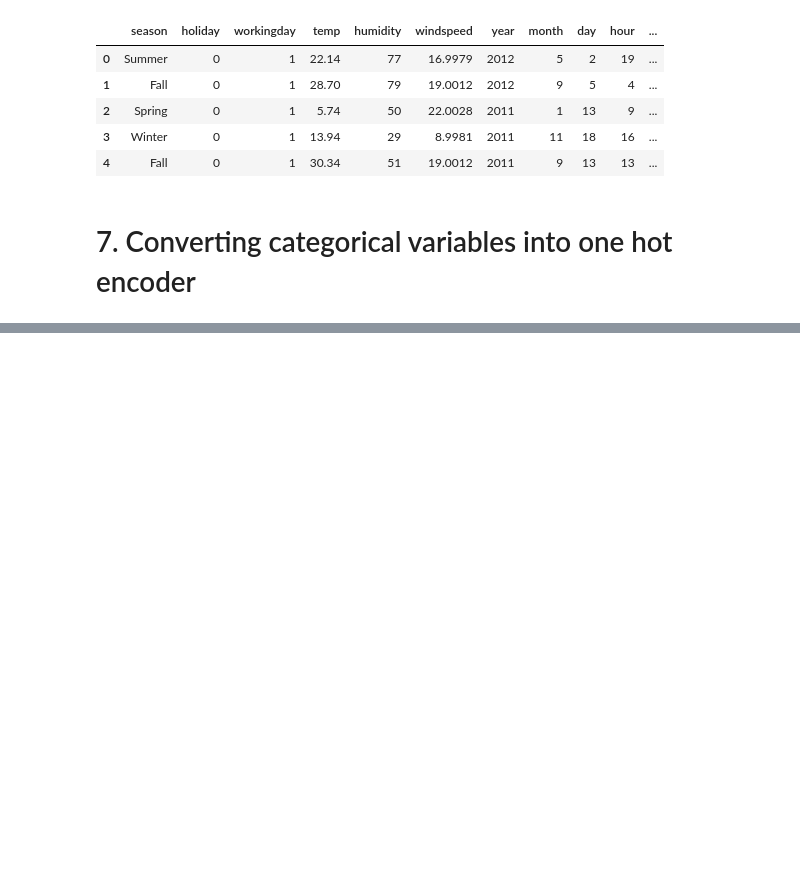
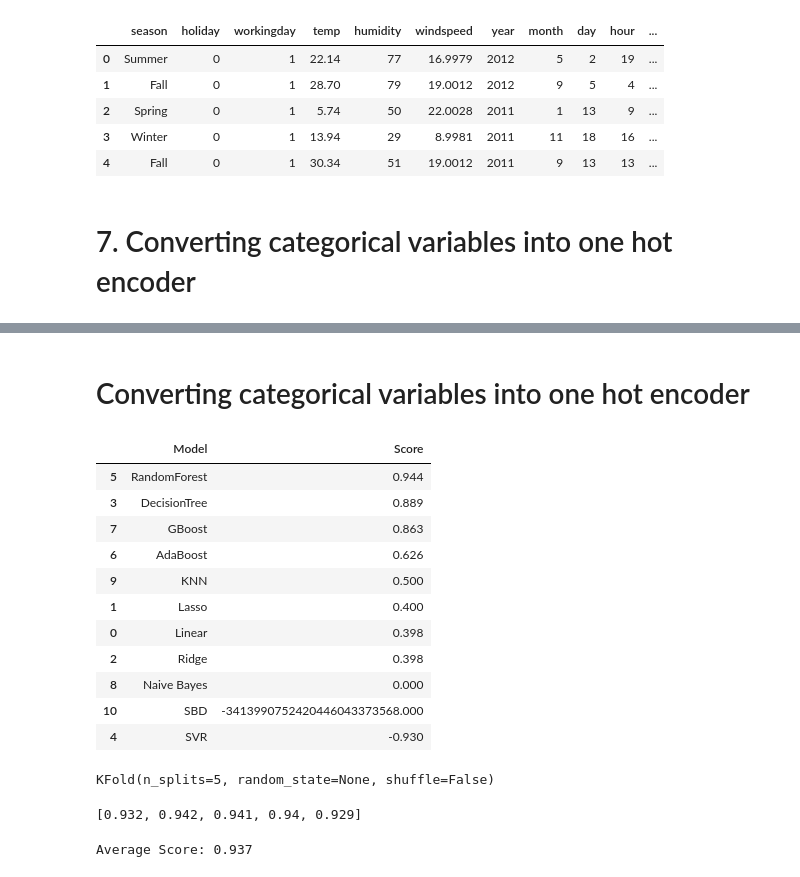
Before and after one commit to prabhavithreddy/Python_AI_ML, a Jupyter notebook: Edureka/PGP AIML/4_MidTermProject/mid_term_project_1.ipynb, the cells around one changed output, grey strips where cells are left out. Cells and saved outputs as stored; diff of their text form; code cells hidden in the pictures; blank space fills up the shorter version.

```diff
--- a/Edureka/PGP AIML/4_MidTermProject/mid_term_project_1.ipynb
+++ b/Edureka/PGP AIML/4_MidTermProject/mid_term_project_1.ipynb
@@ -513,0 +641,80 @@ df.head()
+# %%
+feature_transformer = Pipeline(steps=[
+                                ('split_weather', WeatherTransformer()),
+                                 ('split_datetime', DateTimeEncoder()),
+                                 ('drop',DropColumns())])
+# %% [markdown]
+# Converting categorical variables into one hot encoder
+# %%
+categorical_features = ['season', 'weather1', 'weather2']
+
+categorical_transformer = OneHotEncoder(handle_unknown='ignore', sparse=False)
+
+preprocessor = ColumnTransformer(remainder='passthrough',
+    transformers=[
+        ('cat', categorical_transformer, categorical_features)])
+# %%
+regressors = {'Linear': LinearRegression(),
+              'Lasso': Lasso(),
+              'Ridge': Ridge(),
+              'DecisionTree': DecisionTreeRegressor(),
+              'SVR': LinearSVR(),
+             'RandomForest': RandomForestRegressor(),
+             'AdaBoost': AdaBoostRegressor(),
+             'GBoost': GradientBoostingRegressor(),
+             'Naive Bayes': GaussianNB(),
+             'KNN': KNeighborsRegressor(),
+             'SBD':SGDRegressor()}
+# %%
+regression_df = pd.DataFrame(columns=['Model', 'Score'])
+for model in regressors:
+    clf = Pipeline(steps=[('feature_transformer', feature_transformer),
+                        ('preprocessor', preprocessor),
+                      ('regression', regressors[model])])
+    clf.fit(train_X, train_y)
+    score = "%.3f" % clf.score(test_X, test_y)
+    regression_df = regression_df.append({'Model':model, 'Score':score}, ignore_index=True)
+# %%
+regression_df.sort_values(by=['Score'], ascending=False)
+# %% [output]
+|  | Model | Score |
+| 5 | RandomForest | 0.944 |
+| 3 | DecisionTree | 0.889 |
+| 7 | GBoost | 0.863 |
+| 6 | AdaBoost | 0.626 |
+| 9 | KNN | 0.500 |
+| 1 | Lasso | 0.400 |
+| 0 | Linear | 0.398 |
+| 2 | Ridge | 0.398 |
+| 8 | Naive Bayes | 0.000 |
+| 10 | SBD | -3413990752420446043373568.000 |
+| 4 | SVR | -0.930 |
+# %%
+kf = KFold(n_splits=5)
+
+X = train_X
+y = train_y
+
+kf.get_n_splits(X)
+print(kf)
+# %% [output]
+KFold(n_splits=5, random_state=None, shuffle=False)
+# %%
+scores = []
+
+for train_index, test_index in kf.split(X):
+    X_train, X_test = X.iloc[train_index], X.iloc[test_index]
+    y_train, y_test = y.iloc[train_index], y.iloc[test_index]
+
+    clf = Pipeline(steps=[('feature_transformer', feature_transformer),
+                        ('preprocessor', preprocessor),
+                      ('regression', RandomForestRegressor())])
+    clf.fit(X_train, y_train)
+    scores.append(float("%.3f" % clf.score(X_test, y_test)))
+scores
+# %% [output]
+[0.932, 0.942, 0.941, 0.94, 0.929]
+# %%
+print(f"Average Score: {np.round(np.average(scores),3)}")
+# %% [output]
+Average Score: 0.937
```
Also changed, not shown: parts of 36 cells of this notebook, 1 other file.
